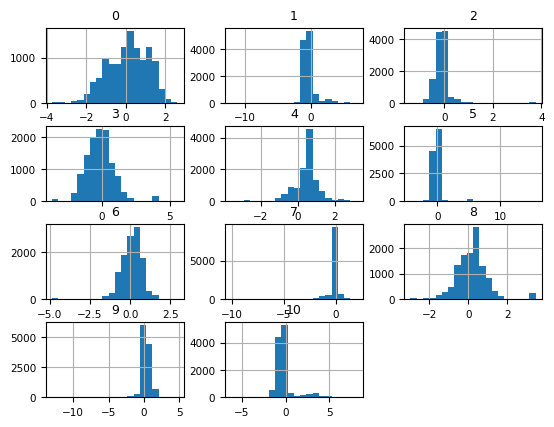
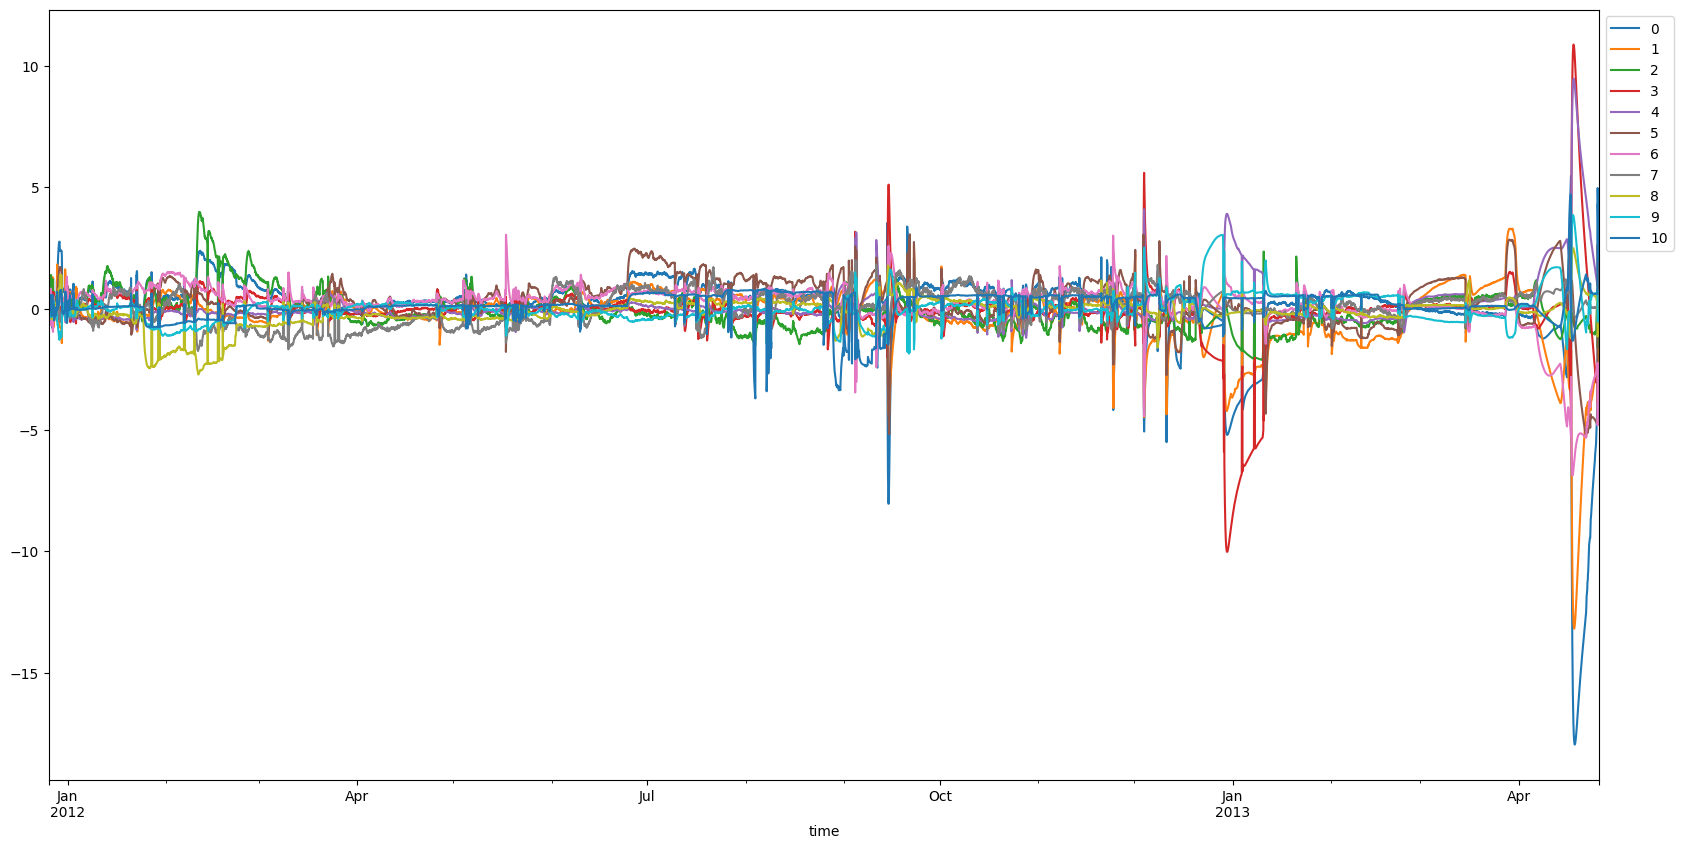
The change to this notebook cell's code, shown as a diff; its figure went from the first image to the second:
--- before
+++ after
@@ -1 +1,2 @@
-ICAdata.loc[ICAdata["Well Run"]==pumpList[0]][ICAHeaders].hist(bins=20)
+PCAdata.loc[PCAdata["Well Run"]==pump][PCAHeaders].plot(figsize=(20,10))
+plt.legend(loc='upper left',bbox_to_anchor=(1, 1),fontsize=10)

Commit: new file:   examples/.ipynb_checkpoints/analise_modelos_hmm_direta_l2norm _dynamax-checkpoint.ipynb 	new file:   examples/.ipynb_checkpoints/analise_modelos_hmm_direta_n_features _dynamax-checkpoint.ipynb 	new file:   examples/.ipynb_checkpoints/dynamax_arhmm_example-checkpoint.ipynb 	new file:   ex